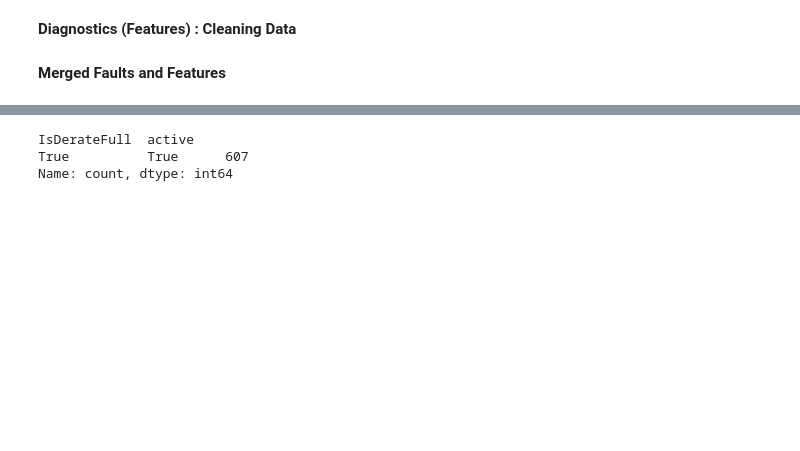
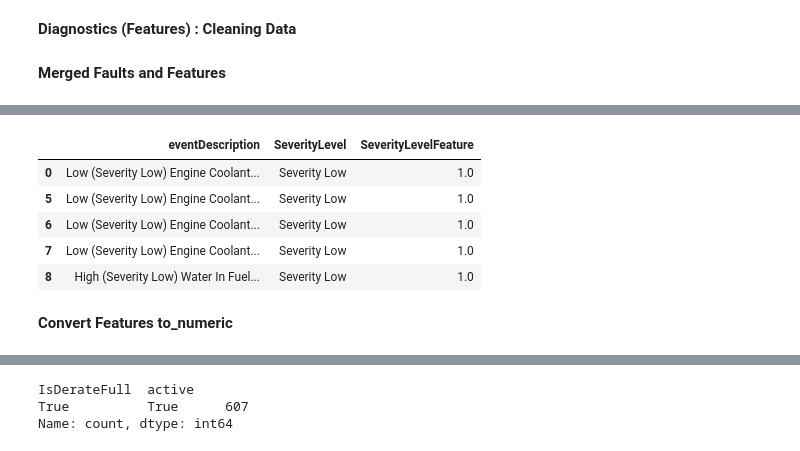
Before and after one commit to nss-data-science-cohort-8/big-g-smokey-and-the-bandits, a Jupyter notebook: notebooks/Features.ipynb, the cells around one changed output, grey strips where cells are left out. Cells and saved outputs as stored; diff of their text form; code cells hidden in the pictures; blank space fills up the shorter version.

```diff
--- a/notebooks/Features.ipynb
+++ b/notebooks/Features.ipynb
@@ -117,3 +143,4 @@ combined = pd.merge(faults,
 # %%
 combined_filtered = combined[combined['IsServiceStation'] == False]
-#combined_filtered['IsServiceStation'].value_counts(normalize = True)
+combined_filtered = combined[~((combined['spn'] == 5246) & (combined['active'] == False))]
+combined_filtered['IsServiceStation'].value_counts(normalize = True)
@@ -129,0 +174,22 @@ Name: proportion, dtype: float64
+# %%
+import re
+
+def extract_severity(text):
+
+    if pd.isna(text):
+        return np.nan
+
+    # "Severity" followed by "Low", "Medium", or "High"
+    pattern = r'Severity\s+(Low|Medium|High)'
+
+    # Search for the pattern
+    match = re.search(pattern, text)
+
+    if match:
+        # Return "Severity" plus the matched level
+        return f"Severity {match.group(1)}"
+    else:
+        return np.nan
+
+# Apply the function to create the new column
+combined_filtered['SeverityLevel'] = combined_filtered['eventDescription'].apply(extract_severity)
@@ -129,0 +202,11 @@ Name: proportion, dtype: float64
+# %%
+severity_map = {
+    'Severity Low': 1,
+    'Severity Medium': 2,
+    'Severity High': 3
+}
+
+combined_filtered['SeverityLevelFeature'] = combined_filtered['SeverityLevel'].map(severity_map)
+
+
+combined_filtered.loc[combined_filtered['spn'] == 5246, 'SeverityLevelFeature'] = 4
@@ -129,0 +219,12 @@ Name: proportion, dtype: float64
+# %%
+inspect_column = combined_filtered[['eventDescription', 'SeverityLevel','SeverityLevelFeature']].dropna(subset=['SeverityLevel'])
+inspect_column.head()
+# %% [output]
+|  | eventDescription | SeverityLevel | SeverityLevelFeature |
+| 0 | Low (Severity Low) Engine Coolant... | Severity Low | 1.0 |
+| 5 | Low (Severity Low) Engine Coolant... | Severity Low | 1.0 |
+| 6 | Low (Severity Low) Engine Coolant... | Severity Low | 1.0 |
+| 7 | Low (Severity Low) Engine Coolant... | Severity Low | 1.0 |
+| 8 | High (Severity Low) Water In Fuel... | Severity Low | 1.0 |
+# %% [markdown]
+**Convert Features to_numeric**
```
Also changed, not shown: parts of 41 cells of this notebook.
